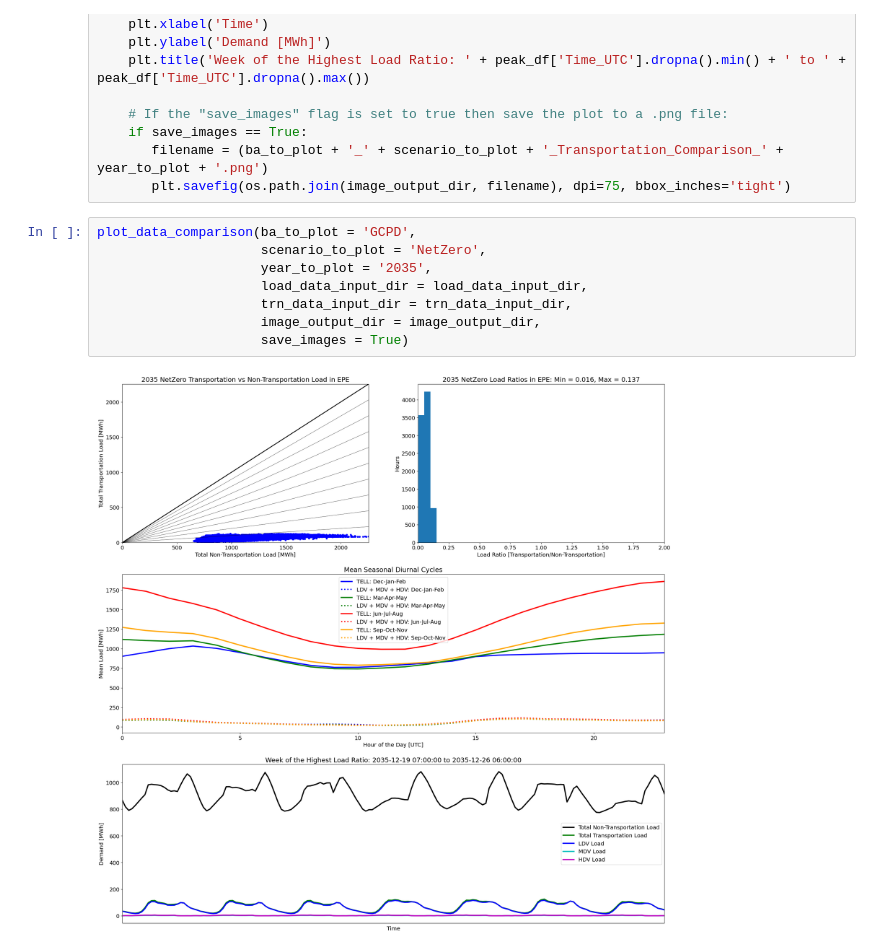
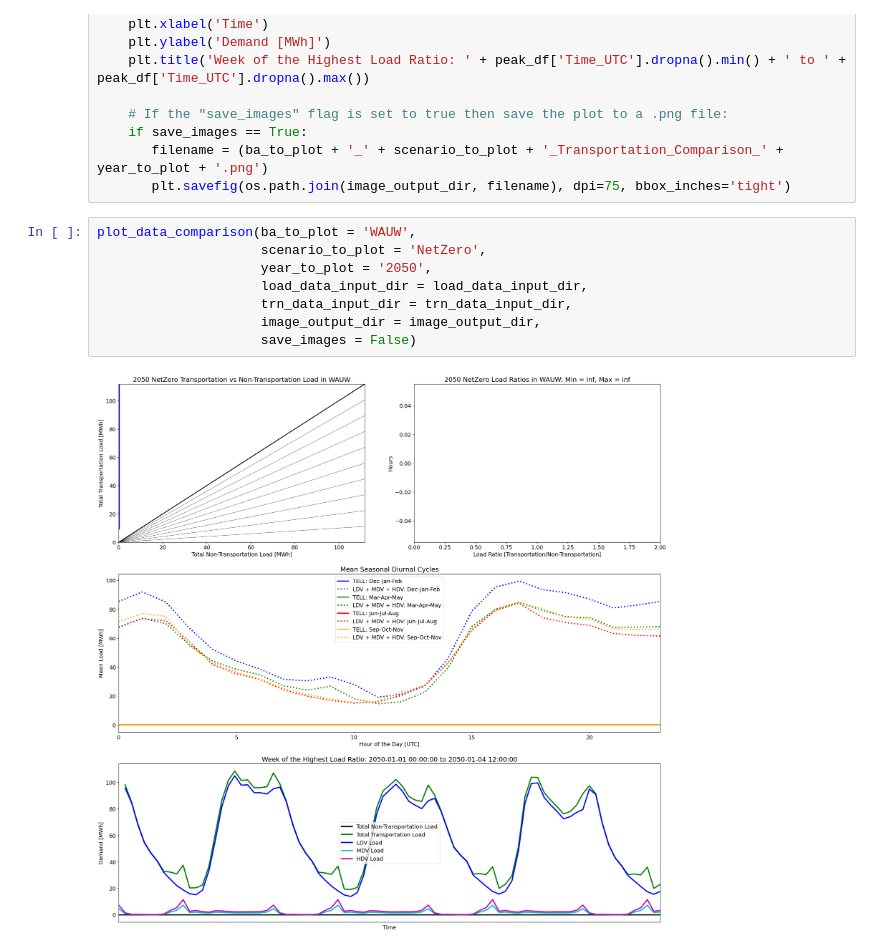
Before and after one commit to GODEEEP/load_analysis, a Jupyter notebook: notebooks/transportation_analysis.ipynb, the cells around one changed output. Drawn from its saved outputs; the diff is of its cells as text.

```diff
--- a/notebooks/transportation_analysis.ipynb
+++ b/notebooks/transportation_analysis.ipynb
@@ -273,12 +273,12 @@ def plot_data_comparison(ba_to_plot: str, scenario_to_plot: str, year_to_plot: s
        filename = (ba_to_plot + '_' + scenario_to_plot + '_Transportation_Comparison_' + year_to_plot + '.png')
        plt.savefig(os.path.join(image_output_dir, filename), dpi=75, bbox_inches='tight')
 # %%
-plot_data_comparison(ba_to_plot = 'GCPD',
+plot_data_comparison(ba_to_plot = 'WAUW',
                      scenario_to_plot = 'NetZero',
-                     year_to_plot = '2035',
+                     year_to_plot = '2050',
                      load_data_input_dir = load_data_input_dir,
                      trn_data_input_dir = trn_data_input_dir,
                      image_output_dir = image_output_dir,
-                     save_images = True)
+                     save_images = False)
 # %% [output]
-[figure, old version]
+[figure, new version]
```
Also changed, not shown: parts of 1 cell of this notebook.
